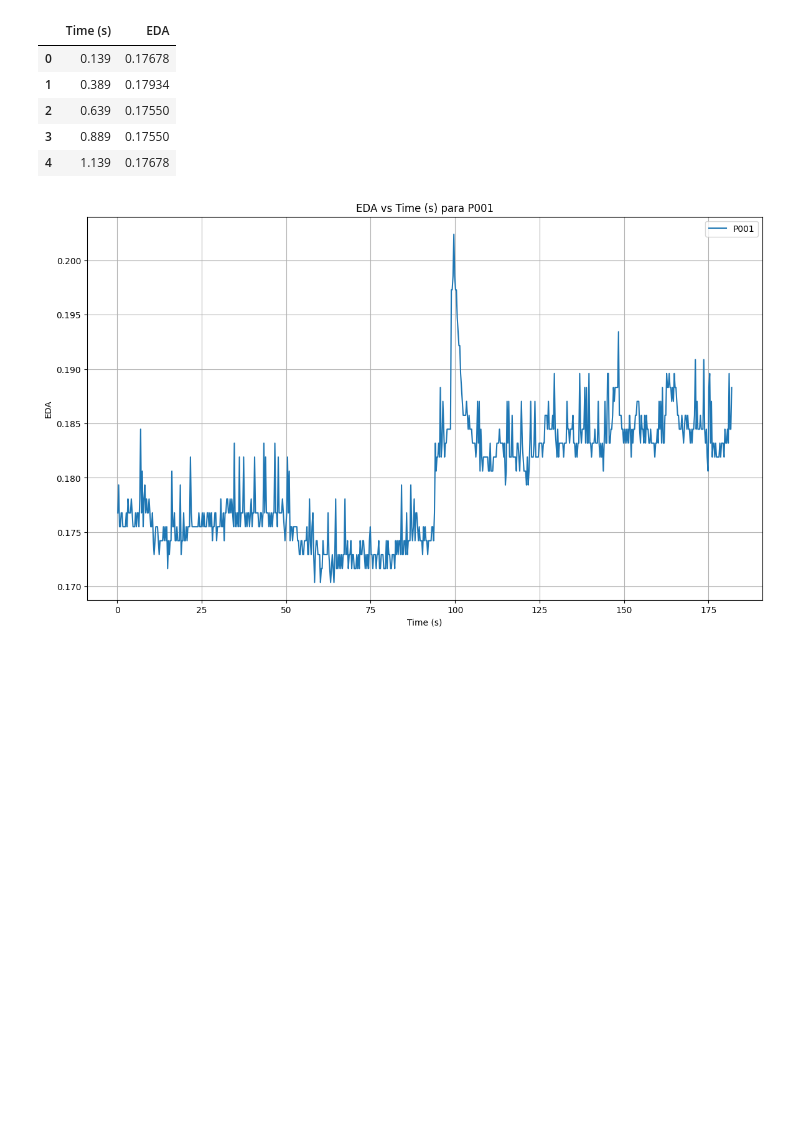
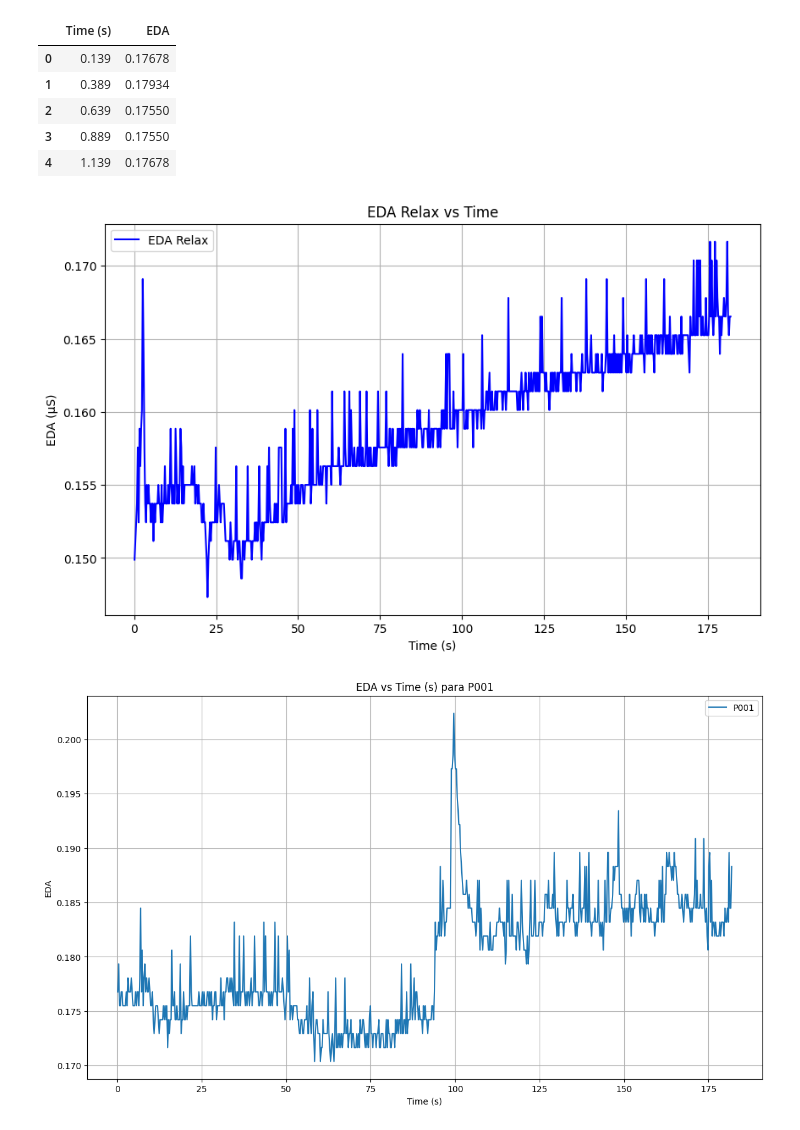
Before and after one commit to BenjaminGonzalezF/Stress-Recognition-from-Electrodermal-Activity, a Jupyter notebook: StressRecognition.ipynb, the cells around one changed output. Drawn from its saved outputs; the diff is of its cells as text; code cells hidden in the pictures; blank space fills up the shorter version.

Commit message:
Cargar los datos del TEST01

```diff
--- a/StressRecognition.ipynb
+++ b/StressRecognition.ipynb
@@ -5,6 +5,8 @@ import pandas as pd
 
 # Cargar los datos en un DataFrame
 df_P001_EDA_PPT= pd.read_csv('TEST01/E4/P001/EDA_PPT.csv')
+df_P001_EDA_RELAX= pd.read_csv('TEST01/E4/P001/EDA_RELAX.csv')
+
 
 # Mostrar las primeras filas del DataFrame para verificar la carga
 df_P001_EDA_PPT.head()
@@ -15,6 +17,33 @@ df_P001_EDA_PPT.head()
 | 2 | 0.639 | 0.17550 |
 | 3 | 0.889 | 0.17550 |
 | 4 | 1.139 | 0.17678 |
+# %%
+import pandas as pd
+import matplotlib.pyplot as plt
+
+
+# Extraer la columna de tiempo de df_P001_EDA_PPT
+time = df_P001_EDA_PPT['Time (s)']
+
+# Extraer la columna EDA de df_P001_EDA_RELAX
+eda_relax = df_P001_EDA_RELAX['EDA']
+
+# Asegurarse de que time y eda_relax tengan la misma longitud
+min_length = min(len(time), len(eda_relax))
+time = time[:min_length]
+eda_relax = eda_relax[:min_length]
+
+# Graficar EDA_RELAX contra el tiempo
+plt.figure(figsize=(10, 6))
+plt.plot(time, eda_relax, label='EDA Relax', color='blue')
+plt.xlabel('Time (s)')
+plt.ylabel('EDA (μS)')
+plt.title('EDA Relax vs Time')
+plt.legend()
+plt.grid(True)
+plt.show()
+# %% [output]
+[figure, added]
 # %%
 import matplotlib.pyplot as plt
 
```
Also changed, not shown: parts of 20 cells of this notebook.
